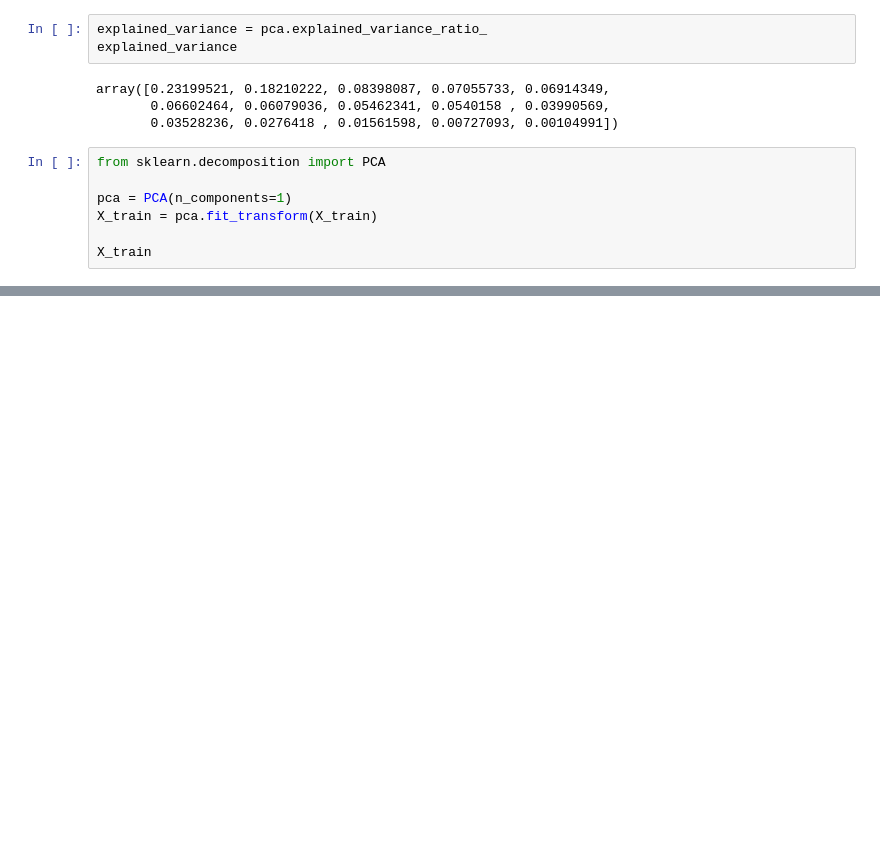
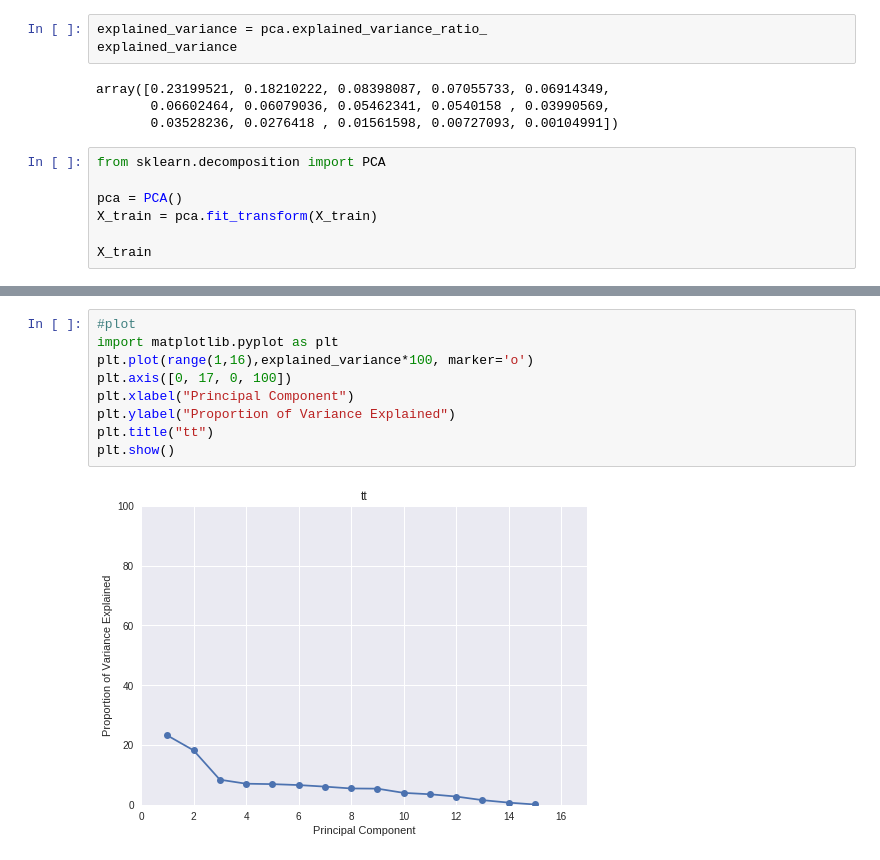
Before and after one commit to Kzis/python-bads4002, a Jupyter notebook: pca.ipynb, the cells around one changed output, grey strips where cells are left out. Cells and saved outputs as stored; diff of their text form; blank space fills up the shorter version.

```diff
--- a/pca.ipynb
+++ b/pca.ipynb
@@ -137,7 +137,7 @@ array([0.23199521, 0.18210222, 0.08398087, 0.07055733, 0.06914349,
 # %%
 from sklearn.decomposition import PCA
 
-pca = PCA(n_components=1)
+pca = PCA()
 X_train = pca.fit_transform(X_train)
 
 X_train
@@ -156,0 +173,11 @@ array([0.23199521])
+# %%
+#plot
+import matplotlib.pyplot as plt
+plt.plot(range(1,16),explained_variance*100, marker='o')
+plt.axis([0, 17, 0, 100])
+plt.xlabel("Principal Component")
+plt.ylabel("Proportion of Variance Explained")
+plt.title("tt")
+plt.show()
+# %% [output]
+[figure, added]
```
Also changed, not shown: parts of 7 cells of this notebook.
